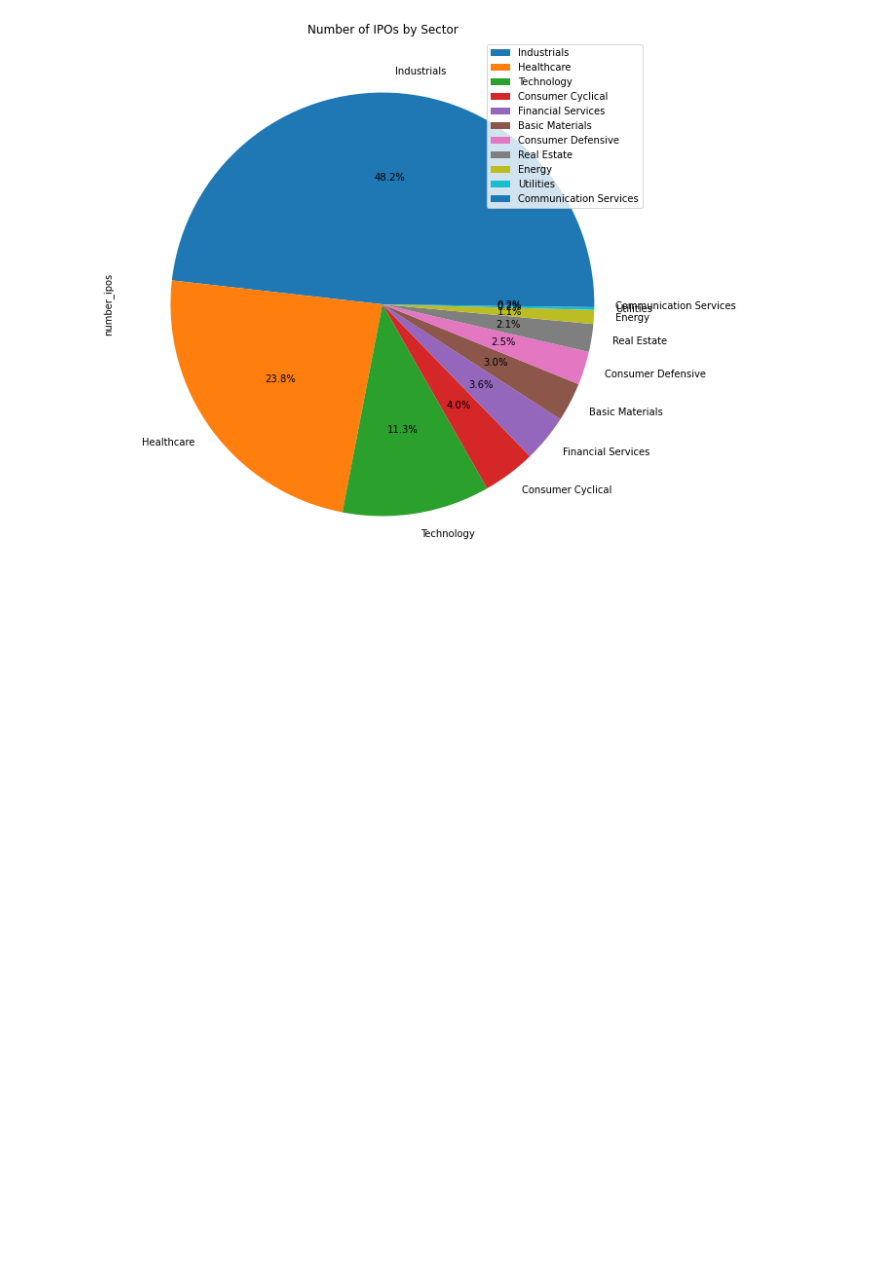
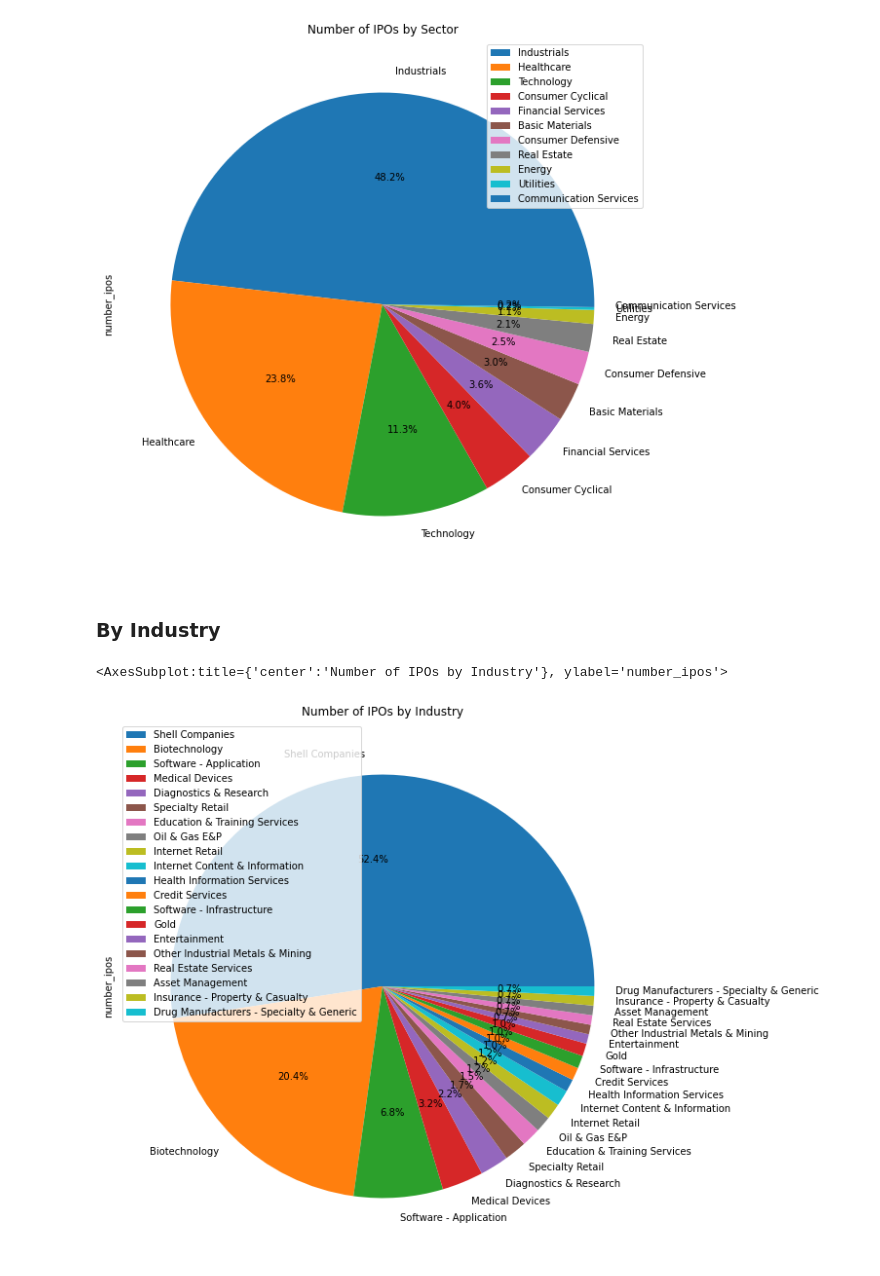
Before and after one commit to fidapco/notebooks, a Jupyter notebook: market_overview.ipynb, the cells around one changed output. Saved outputs shown, nothing was run; the diff lists cells and outputs as text; code cells hidden in the pictures; blank space fills up the shorter version.

```diff
--- a/market_overview.ipynb
+++ b/market_overview.ipynb
@@ -129,3 +129,12 @@ df_ipo_sector.plot.pie(y='number_ipos', figsize=(10,10), title="Number of IPOs b
 # %% [output]
 <AxesSubplot:title={'center':'Number of IPOs by Sector'}, ylabel='number_ipos'>
 [figure]
+# %% [markdown]
+### By Industry
+# %%
+df_ipo_industry = fidap.sql("""select "industry", count("industry") "number_ipos" FROM "FIDAP_DATA_SOURCES"."FIDAP_SCHEMA"."tickers" WHERE "industry" IS NOT NULL AND "firstpricedate" BETWEEN (select dateadd(year, -1, getdate())) and (select getdate())  GROUP BY "industry" ORDER BY "number_ipos" DESC LIMIT 20;""")
+df_ipo_industry.set_index("industry", inplace=True)
+df_ipo_industry.plot.pie(y='number_ipos', figsize=(10,10), title="Number of IPOs by Industry", autopct='%1.1f%%')
+# %% [output]
+<AxesSubplot:title={'center':'Number of IPOs by Industry'}, ylabel='number_ipos'>
+[figure, added]
```
Also changed, not shown: parts of 2 cells of this notebook.
